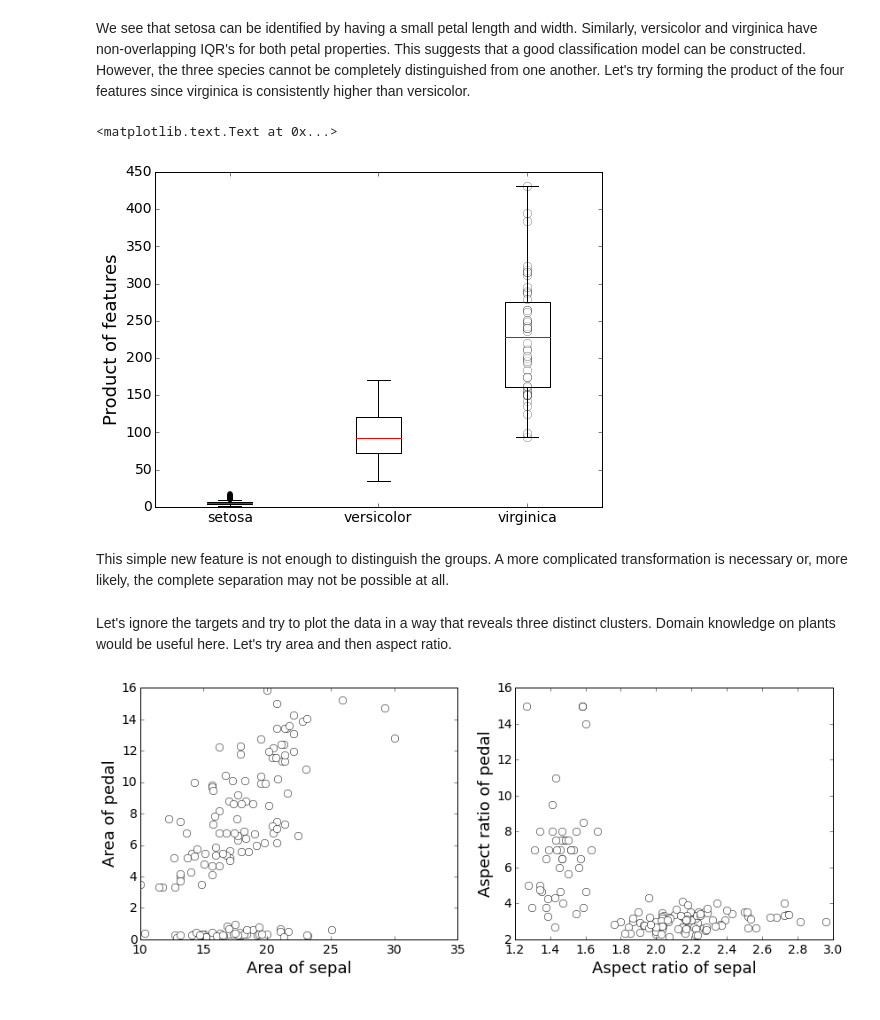
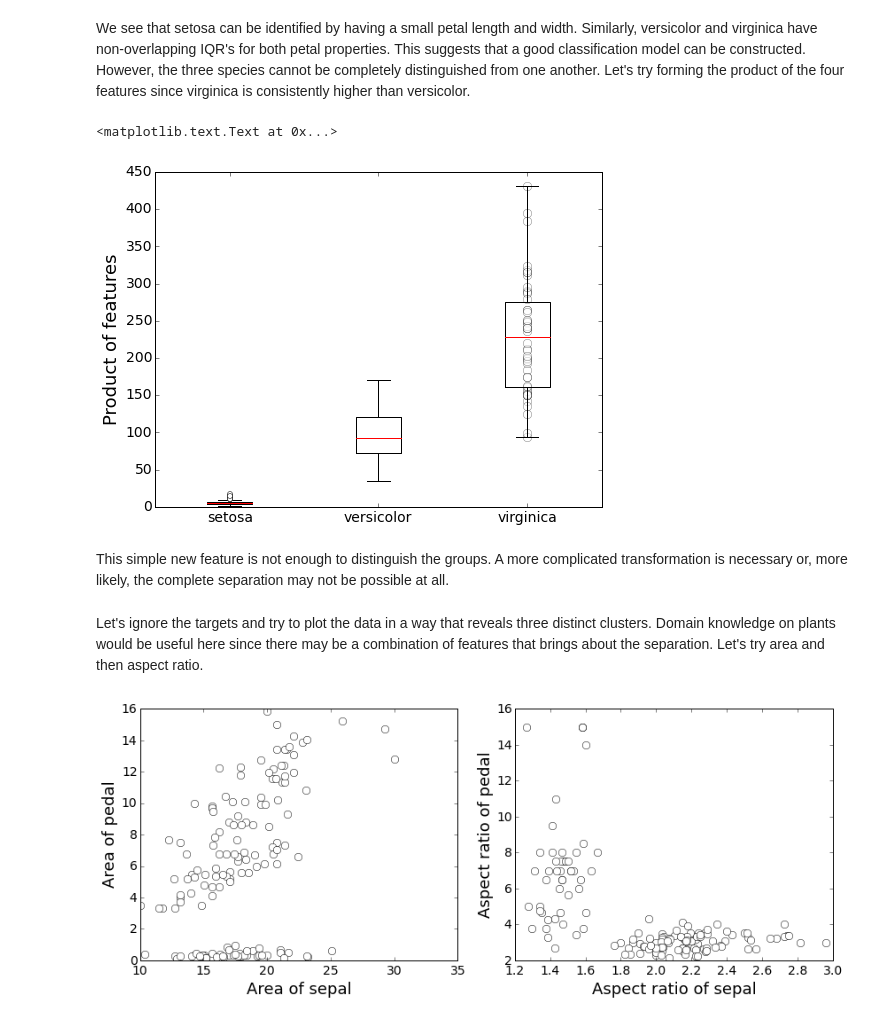
Before and after one commit to jhalverson/data_science, a Jupyter notebook: machine_learning/iris_data_set.ipynb, the cells around one changed output. Cells and saved outputs as stored; diff of their text form; code cells hidden in the pictures.

```diff
--- a/machine_learning/iris_data_set.ipynb
+++ b/machine_learning/iris_data_set.ipynb
@@ -62,20 +68,20 @@ ax3.set_ylim(0, 3)
 # %% [markdown]
 We see that setosa can be identified by having a small petal length and width. Similarly, versicolor and virginica have non-overlapping IQR's for both petal properties. This suggests that a good classification model can be constructed. However, the three species cannot be completely distinguished from one another. Let's try forming the product of the four features since virginica is consistently higher than versicolor.
 # %%
-fprops = dict(marker='o', markerfacecolor='k', markersize=5, linestyle='none')
+fprops = dict(marker='o', mfc='w', mec='k', markersize=5, linestyle='none')
 bprops = dict(color='k')
 wprops = dict(color='k', linestyle='-', lw=1)
 df['prod'] = df.s_len * df.s_wdt * df.p_len * df.p_wdt
 plt.plot(df[df.species == 2]['prod'].size * [3], df[df.species == 2]['prod'], 'wo', alpha=0.5)
 plt.boxplot([df[df.species == 0]['prod'], df[df.species == 1]['prod'], df[df.species == 2]['prod']], labels=iris.target_names, flierprops=fprops, boxprops=bprops, whiskerprops=wprops)
 plt.ylabel('Product of features')
 # %% [output]
 <matplotlib.text.Text at 0x...>
-[figure, old version]
+[figure, new version]
 # %% [markdown]
 This simple new feature is not enough to distinguish the groups. A more complicated transformation is necessary or, more likely, the complete separation may not be possible at all.
 # %% [markdown]
-Let's ignore the targets and try to plot the data in a way that reveals three distinct clusters. Domain knowledge on plants would be useful here. Let's try area and then aspect ratio.
+Let's ignore the targets and try to plot the data in a way that reveals three distinct clusters. Domain knowledge on plants would be useful here since there may be a combination of features that brings about the separation. Let's try area and then aspect ratio.
 # %%
 f, (ax0, ax1) = plt.subplots(nrows=1, ncols=2, figsize=(12, 5))
 ax0.plot(df.s_len * df.s_wdt, df.p_len * df.p_wdt, 'wo')
```
Also changed, not shown: parts of 17 cells of this notebook.
